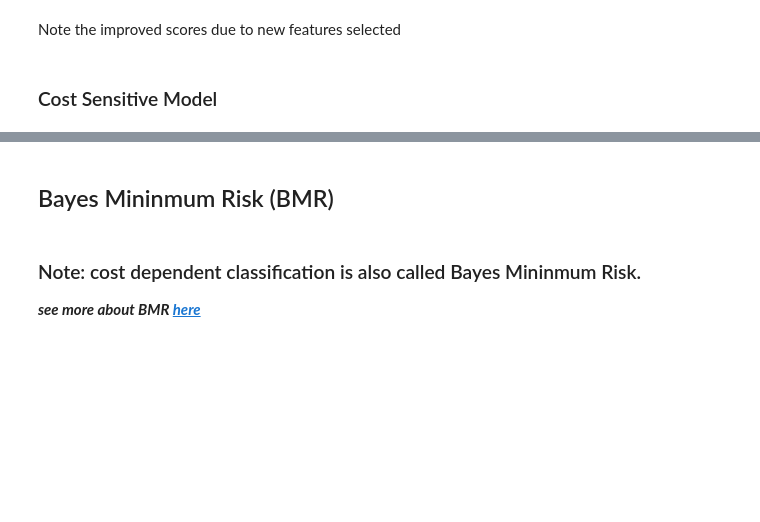
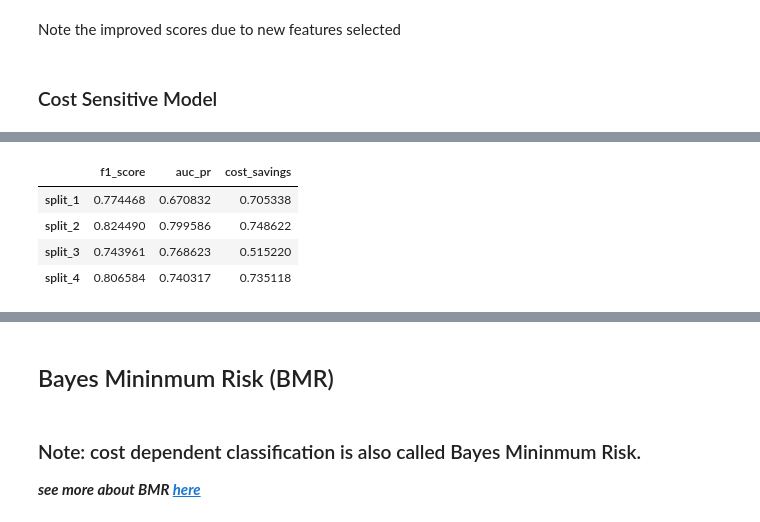
Before and after one commit to HamoyeHQ/g01-fraud-detection, a Jupyter notebook: model/ML models/SVM (linear kernel).ipynb, the cells around one changed output, grey strips where cells are left out. Cells and saved outputs as stored; diff of their text form; code cells hidden in the pictures; blank space fills up the shorter version.

```diff
--- a/model/ML models/SVM (linear kernel).ipynb
+++ b/model/ML models/SVM (linear kernel).ipynb
@@ -576,3 +713,13 @@ cost_sensitive_results
+# %%
+# after adding class weights
+cost_sensitive_results = get_metric_scores(cost_sensitive_scores, scaled_new, y)
+cost_sensitive_results
+# %% [output]
+|  | f1_score | auc_pr | cost_savings |
+| split_1 | 0.774468 | 0.670832 | 0.705338 |
+| split_2 | 0.824490 | 0.799586 | 0.748622 |
+| split_3 | 0.743961 | 0.768623 | 0.515220 |
+| split_4 | 0.806584 | 0.740317 | 0.735118 |
 # %%
 cost_sensitive_results.mean()
 # %% [output]
```
Also changed, not shown: parts of 29 cells of this notebook.
